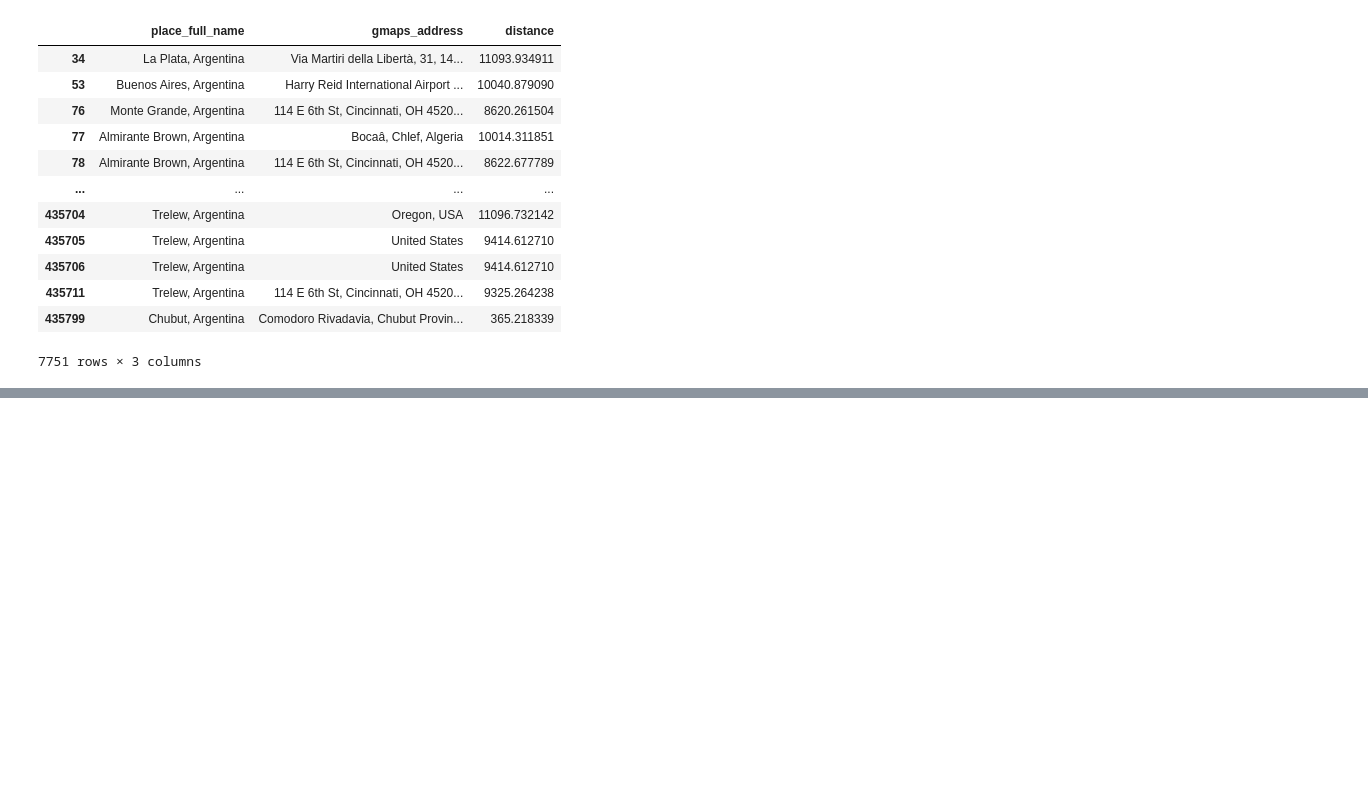
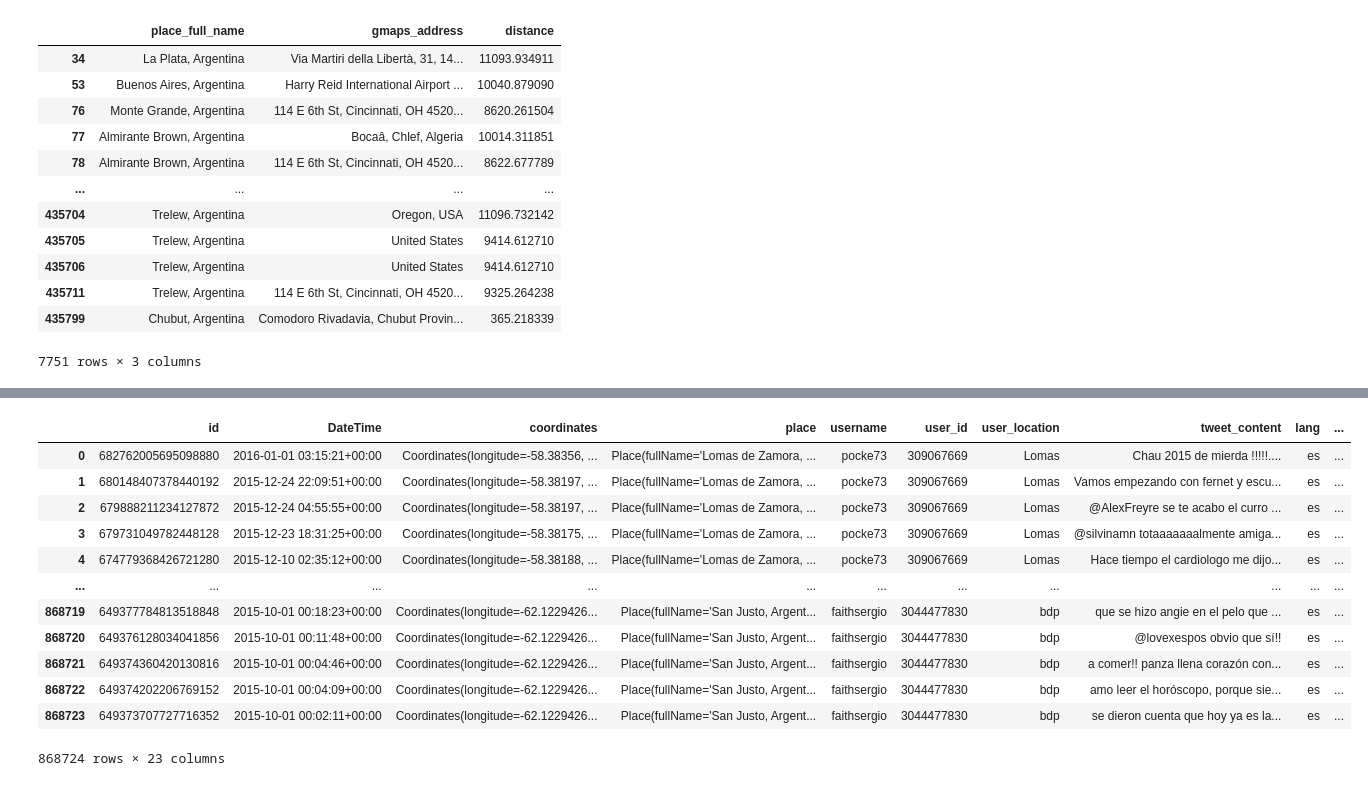
Before and after one commit to elizaveta-abel/MT5599-AWS, a Jupyter notebook: time_series/processing_tweets/google_api.ipynb, the cells around one changed output, grey strips where cells are left out. Drawn from its saved outputs; the diff is of its cells as text; code cells hidden in the pictures; blank space fills up the shorter version.

```diff
--- a/time_series/processing_tweets/google_api.ipynb
+++ b/time_series/processing_tweets/google_api.ipynb
@@ -752,0 +759,37 @@ wl[["place_full_name", "gmaps_address", "distance"]]
+# %%
+# reading in cleaned files for combining into one dataframe
+import boto3
+import pandas as pd
+import tqdm
+import feather
+from time import process_time
+
+
+dfs = []
+
+missed_files = []
+
+for i in tqdm.tqdm(range(0, 568)):
+    try:
+        df = pd.read_feather("s3://mt5599/final/processed_tweets_small_" + str(i) + ".feather")
+        dfs.append(df)
+    except:
+
+        missed_files.append(i)
+        continue
+# %%
+dfs[1]
+# %% [output]
+|  | id | DateTime | coordinates | place | username | user_id | user_location | tweet_content | lang | ... |
+| 0 | 682762005695098880 | 2016-01-01 03:15:21+00:00 | Coordinates(longitude=-58.38356, ... | Place(fullName='Lomas de Zamora, ... | pocke73 | 309067669 | Lomas | Chau 2015 de mierda !!!!!.... | es | ... |
+| 1 | 680148407378440192 | 2015-12-24 22:09:51+00:00 | Coordinates(longitude=-58.38197, ... | Place(fullName='Lomas de Zamora, ... | pocke73 | 309067669 | Lomas | Vamos empezando con fernet y escu... | es | ... |
+| 2 | 679888211234127872 | 2015-12-24 04:55:55+00:00 | Coordinates(longitude=-58.38197, ... | Place(fullName='Lomas de Zamora, ... | pocke73 | 309067669 | Lomas | @AlexFreyre se te acabo el curro ... | es | ... |
+| 3 | 679731049782448128 | 2015-12-23 18:31:25+00:00 | Coordinates(longitude=-58.38175, ... | Place(fullName='Lomas de Zamora, ... | pocke73 | 309067669 | Lomas | @silvinamn totaaaaaaalmente amiga... | es | ... |
+| 4 | 674779368426721280 | 2015-12-10 02:35:12+00:00 | Coordinates(longitude=-58.38188, ... | Place(fullName='Lomas de Zamora, ... | pocke73 | 309067669 | Lomas | Hace tiempo el cardiologo me dijo... | es | ... |
+| ... | ... | ... | ... | ... | ... | ... | ... | ... | ... | ... |
+| 868719 | 649377784813518848 | 2015-10-01 00:18:23+00:00 | Coordinates(longitude=-62.1229426... | Place(fullName='San Justo, Argent... | faithsergio | 3044477830 | bdp | que se hizo angie en el pelo que ... | es | ... |
+| 868720 | 649376128034041856 | 2015-10-01 00:11:48+00:00 | Coordinates(longitude=-62.1229426... | Place(fullName='San Justo, Argent... | faithsergio | 3044477830 | bdp | @lovexespos obvio que sí!! | es | ... |
+| 868721 | 649374360420130816 | 2015-10-01 00:04:46+00:00 | Coordinates(longitude=-62.1229426... | Place(fullName='San Justo, Argent... | faithsergio | 3044477830 | bdp | a comer!! panza llena corazón con... | es | ... |
+| 868722 | 649374202206769152 | 2015-10-01 00:04:09+00:00 | Coordinates(longitude=-62.1229426... | Place(fullName='San Justo, Argent... | faithsergio | 3044477830 | bdp | amo leer el horóscopo, porque sie... | es | ... |
+| 868723 | 649373707727716352 | 2015-10-01 00:02:11+00:00 | Coordinates(longitude=-62.1229426... | Place(fullName='San Justo, Argent... | faithsergio | 3044477830 | bdp | se dieron cuenta que hoy ya es la... | es | ... |
+868724 rows × 23 columns
```
Also changed, not shown: parts of 11 cells of this notebook, 13 other files.
